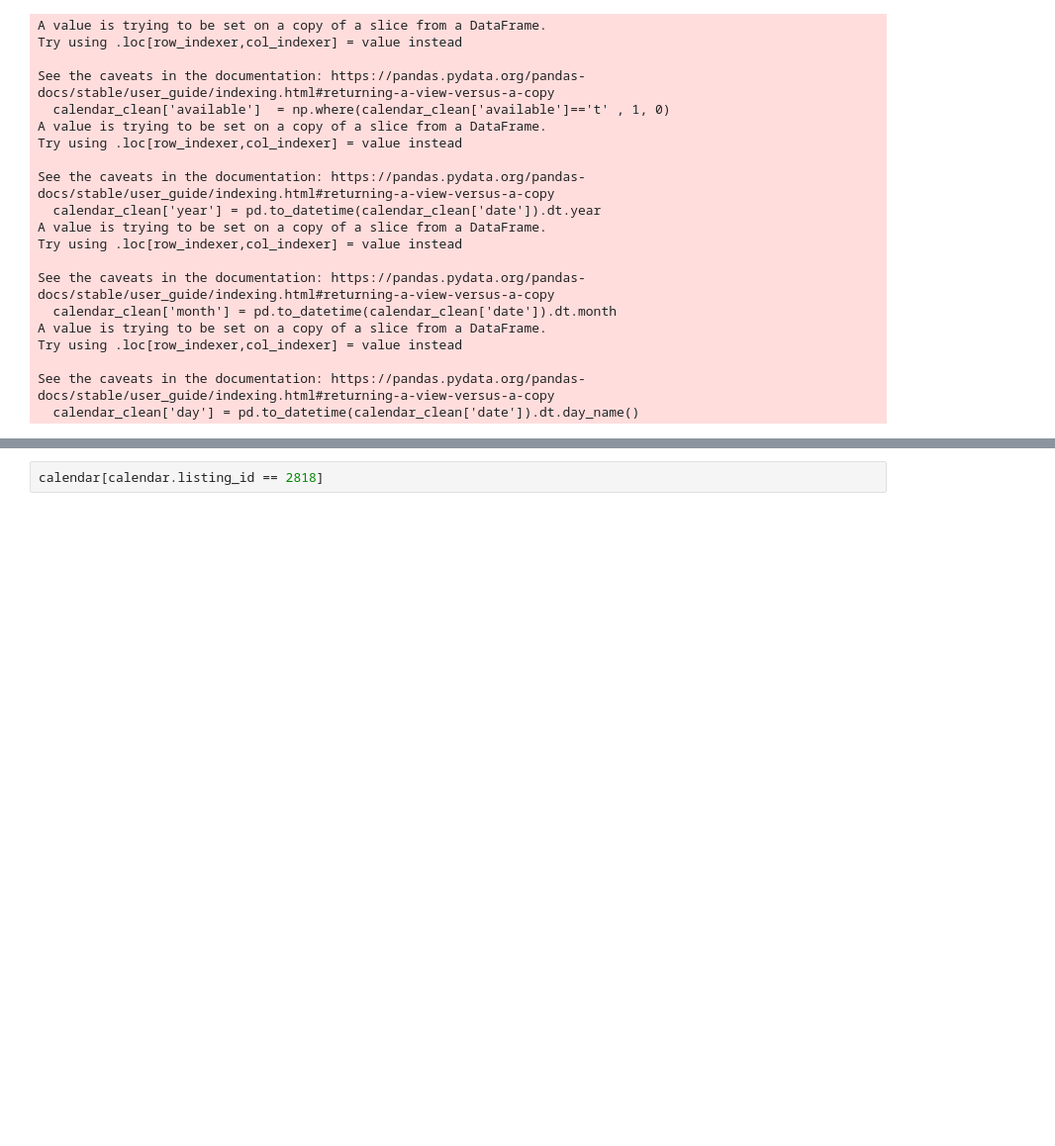
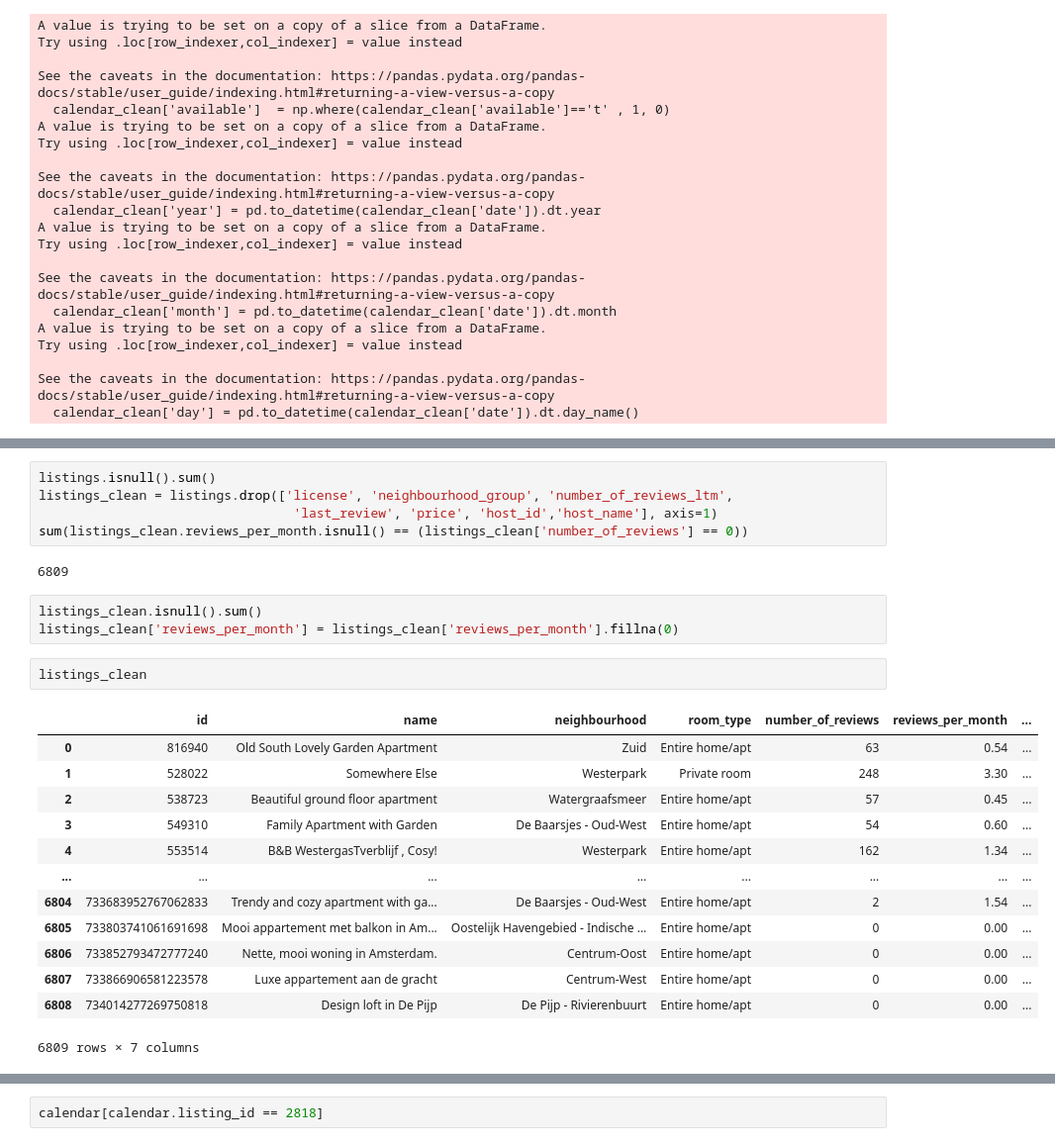
Before and after one commit to ditivaidya/DS-Nanodegree-Project-1-Blog-Post, a Jupyter notebook: Project_I.ipynb, the cells around one changed output, grey strips where cells are left out. Shown at 99% size. Saved outputs shown, nothing was run; the diff lists cells and outputs as text; blank space fills up the shorter version.

```diff
--- a/Project_I.ipynb
+++ b/Project_I.ipynb
@@ -106,0 +109,26 @@ calendar_clean.head(20)
+# %%
+listings.isnull().sum()
+listings_clean = listings.drop(['license', 'neighbourhood_group', 'number_of_reviews_ltm',
+                                 'last_review', 'price', 'host_id','host_name'], axis=1)
+sum(listings_clean.reviews_per_month.isnull() == (listings_clean['number_of_reviews'] == 0))
+# %% [output]
+6809
+# %%
+listings_clean.isnull().sum()
+listings_clean['reviews_per_month'] = listings_clean['reviews_per_month'].fillna(0)
+# %%
+listings_clean
+# %% [output]
+|  | id | name | neighbourhood | room_type | number_of_reviews | reviews_per_month | ... |
+| 0 | 816940 | Old South Lovely Garden Apartment | Zuid | Entire home/apt | 63 | 0.54 | ... |
+| 1 | 528022 | Somewhere Else | Westerpark | Private room | 248 | 3.30 | ... |
+| 2 | 538723 | Beautiful ground floor apartment | Watergraafsmeer | Entire home/apt | 57 | 0.45 | ... |
+| 3 | 549310 | Family Apartment with Garden | De Baarsjes - Oud-West | Entire home/apt | 54 | 0.60 | ... |
+| 4 | 553514 | B&B WestergasTverblijf , Cosy! | Westerpark | Entire home/apt | 162 | 1.34 | ... |
+| ... | ... | ... | ... | ... | ... | ... | ... |
+| 6804 | 733683952767062833 | Trendy and cozy apartment with ga... | De Baarsjes - Oud-West | Entire home/apt | 2 | 1.54 | ... |
+| 6805 | 733803741061691698 | Mooi appartement met balkon in Am... | Oostelijk Havengebied - Indische ... | Entire home/apt | 0 | 0.00 | ... |
+| 6806 | 733852793472777240 | Nette, mooi woning in Amsterdam. | Centrum-Oost | Entire home/apt | 0 | 0.00 | ... |
+| 6807 | 733866906581223578 | Luxe appartement aan de gracht | Centrum-West | Entire home/apt | 0 | 0.00 | ... |
+| 6808 | 734014277269750818 | Design loft in De Pijp | De Pijp - Rivierenbuurt | Entire home/apt | 0 | 0.00 | ... |
+6809 rows × 7 columns
```
Also changed, not shown: parts of 7 cells of this notebook.
